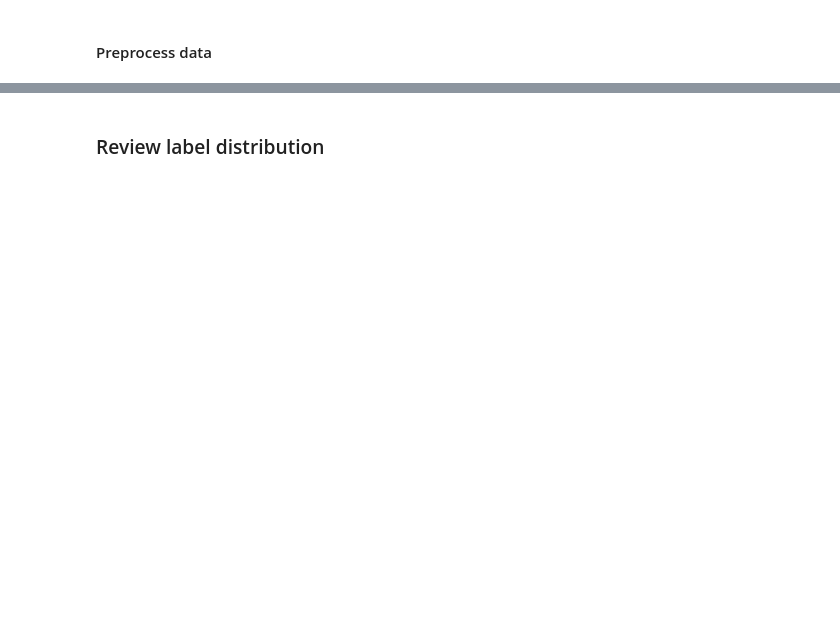
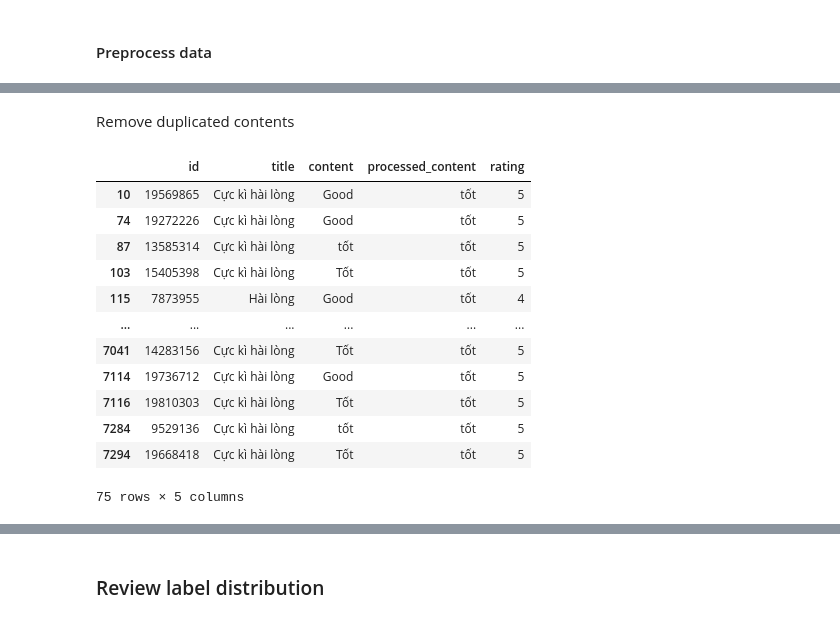
Before and after one commit to dannhh/comment-crawler, a Jupyter notebook: preprocess.ipynb, the cells around one changed output, grey strips where cells are left out. Drawn from its saved outputs; the diff is of its cells as text; code cells hidden in the pictures; blank space fills up the shorter version.

```diff
--- a/preprocess.ipynb
+++ b/preprocess.ipynb
@@ -118,0 +122,18 @@ df
+# %% [markdown]
+Remove duplicated contents
+# %%
+df[df['processed_content'] == 'tốt']
+# %% [output]
+|  | id | title | content | processed_content | rating |
+| 10 | 19569865 | Cực kì hài lòng | Good | tốt | 5 |
+| 74 | 19272226 | Cực kì hài lòng | Good | tốt | 5 |
+| 87 | 13585314 | Cực kì hài lòng | tốt | tốt | 5 |
+| 103 | 15405398 | Cực kì hài lòng | Tốt | tốt | 5 |
+| 115 | 7873955 | Hài lòng | Good | tốt | 4 |
+| ... | ... | ... | ... | ... | ... |
+| 7041 | 14283156 | Cực kì hài lòng | Tốt | tốt | 5 |
+| 7114 | 19736712 | Cực kì hài lòng | Good | tốt | 5 |
+| 7116 | 19810303 | Cực kì hài lòng | Tốt | tốt | 5 |
+| 7284 | 9529136 | Cực kì hài lòng | tốt | tốt | 5 |
+| 7294 | 19668418 | Cực kì hài lòng | Tốt | tốt | 5 |
+75 rows × 5 columns
```
Also changed, not shown: parts of 14 cells of this notebook, 46 other files.
